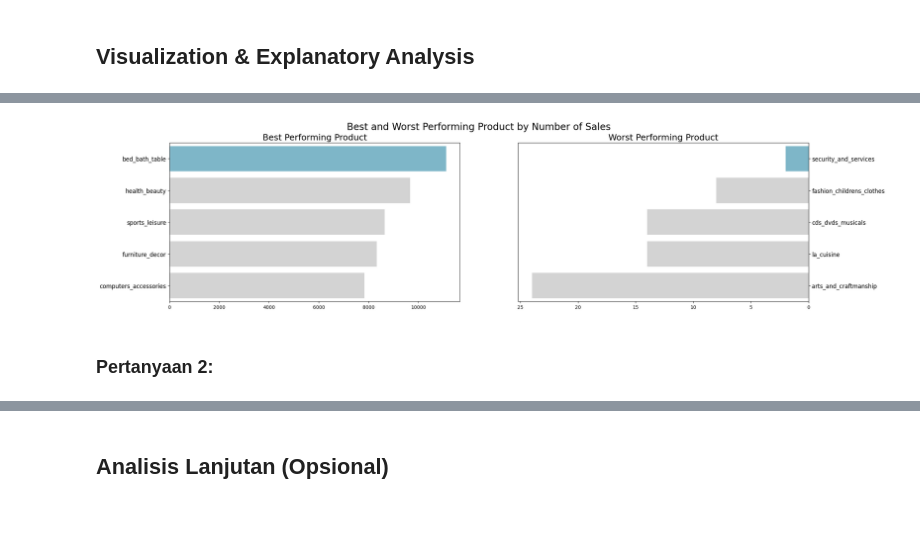
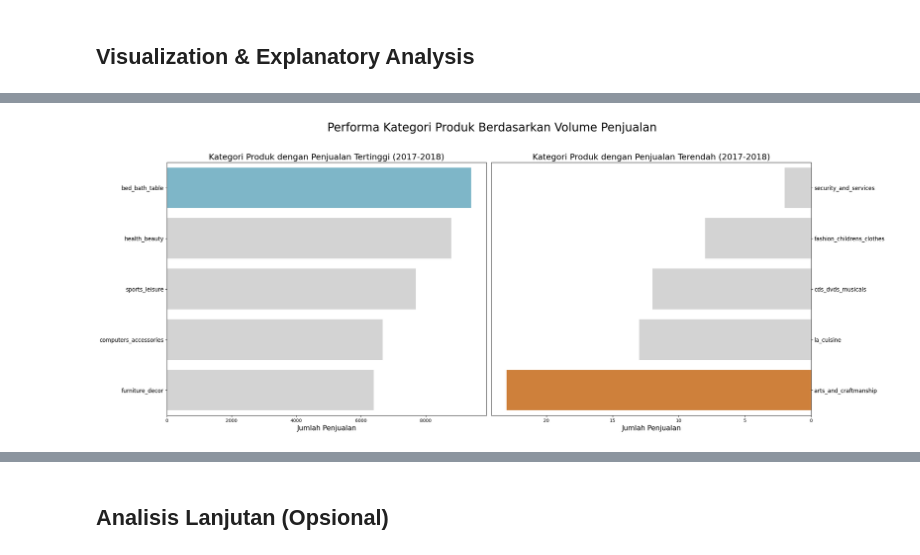
Before and after one commit to zayyana110/proyek-analisis-data, a Jupyter notebook: notebook.ipynb, the cells around one changed output, grey strips where cells are left out. Cells and saved outputs as stored; diff of their text form; code cells hidden in the pictures; blank space fills up the shorter version.

```diff
--- a/notebook.ipynb
+++ b/notebook.ipynb
@@ -262,44 +332,33 @@ Data sekarang sudah memiliki struktur yang lengkap, menggabungkan informasi wakt
 # %%
-sum_order_items_df = product_counts_df.groupby("product_category_name_english").product_id.count().sort_values(ascending=False).reset_index()
+filtered_df = main_df[
+    (main_df['order_purchase_timestamp'] >= '2017-01-01') &
+    (main_df['order_purchase_timestamp'] <= '2018-12-31')
+]
 
-fig, ax = plt.subplots(nrows=1, ncols=2, figsize=(24, 6))
+sum_order_items_df = filtered_df.groupby("product_category_name_english").order_id.nunique().sort_values(ascending=False).reset_index()
 
-colors = ["#72BCD4", "#D3D3D3", "#D3D3D3", "#D3D3D3", "#D3D3D3"]
+fig, ax = plt.subplots(nrows=1, ncols=2, figsize=(24, 10))
 
-sns.barplot(
-    x="product_id",
-    y="product_category_name_english",
-    data=sum_order_items_df.head(5),
-    palette=colors,
-    hue="product_category_name_english",
-    legend=False,
-    ax=ax[0]
-)
-ax[0].set_title("Best Performing Product", loc="center", fontsize=18)
+colors_best = ["#72BCD4", "#D3D3D3", "#D3D3D3", "#D3D3D3", "#D3D3D3"]
+colors_worst = ["#D3D3D3", "#D3D3D3", "#D3D3D3", "#D3D3D3", "#E67E22"]
+
+sns.barplot(x="order_id", y="product_category_name_english", data=sum_order_items_df.head(5), palette=colors_best, ax=ax[0], hue="product_category_name_english", legend=False)
 ax[0].set_ylabel(None)
-ax[0].set_xlabel(None)
+ax[0].set_xlabel("Jumlah Penjualan", fontsize=15)
+ax[0].set_title("Kategori Produk dengan Penjualan Tertinggi (2017-2018)", loc="center", fontsize=18)
 ax[0].tick_params(axis='y', labelsize=12)
 
-sns.barplot(
-    x="product_id",
-    y="product_category_name_english",
-    data=sum_order_items_df.sort_values(by="product_id", ascending=True).head(5),
-    palette=colors,
-    hue="product_category_name_english",
-    legend=False,
-    ax=ax[1]
-)
-ax[1].set_title("Worst Performing Product", loc="center", fontsize=18)
+sns.barplot(x="order_id", y="product_category_name_english", data=sum_order_items_df.sort_values(by="order_id", ascending=True).head(5), palette=colors_worst, ax=ax[1], hue="product_category_name_english", legend=False)
 ax[1].set_ylabel(None)
-ax[1].set_xlabel(None)
+ax[1].set_xlabel("Jumlah Penjualan", fontsize=15)
 ax[1].invert_xaxis()
 ax[1].yaxis.set_label_position("right")
 ax[1].yaxis.tick_right()
+ax[1].set_title("Kategori Produk dengan Penjualan Terendah (2017-2018)", loc="center", fontsize=18)
 ax[1].tick_params(axis='y', labelsize=12)
 
-plt.suptitle("Best and Worst Performing Product by Number of Sales", fontsize=20)
+plt.suptitle("Performa Kategori Produk Berdasarkan Volume Penjualan", fontsize=25)
+plt.tight_layout(rect=[0, 0.03, 1, 0.95])
 plt.show()
 # %% [output]
-[figure, old version]
+[figure, new version]
-# %% [markdown]
-### Pertanyaan 2:
```
Also changed, not shown: parts of 36 cells of this notebook, 2 other files.
